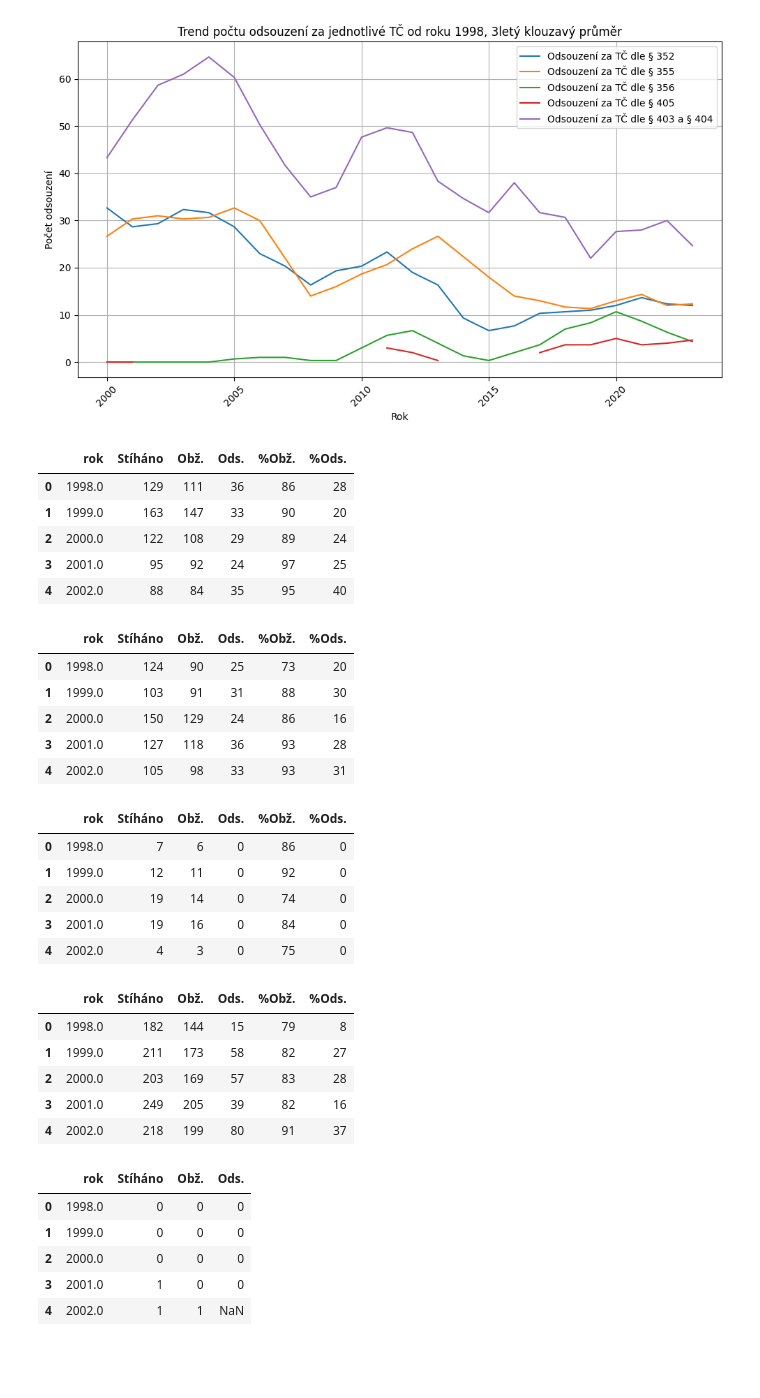
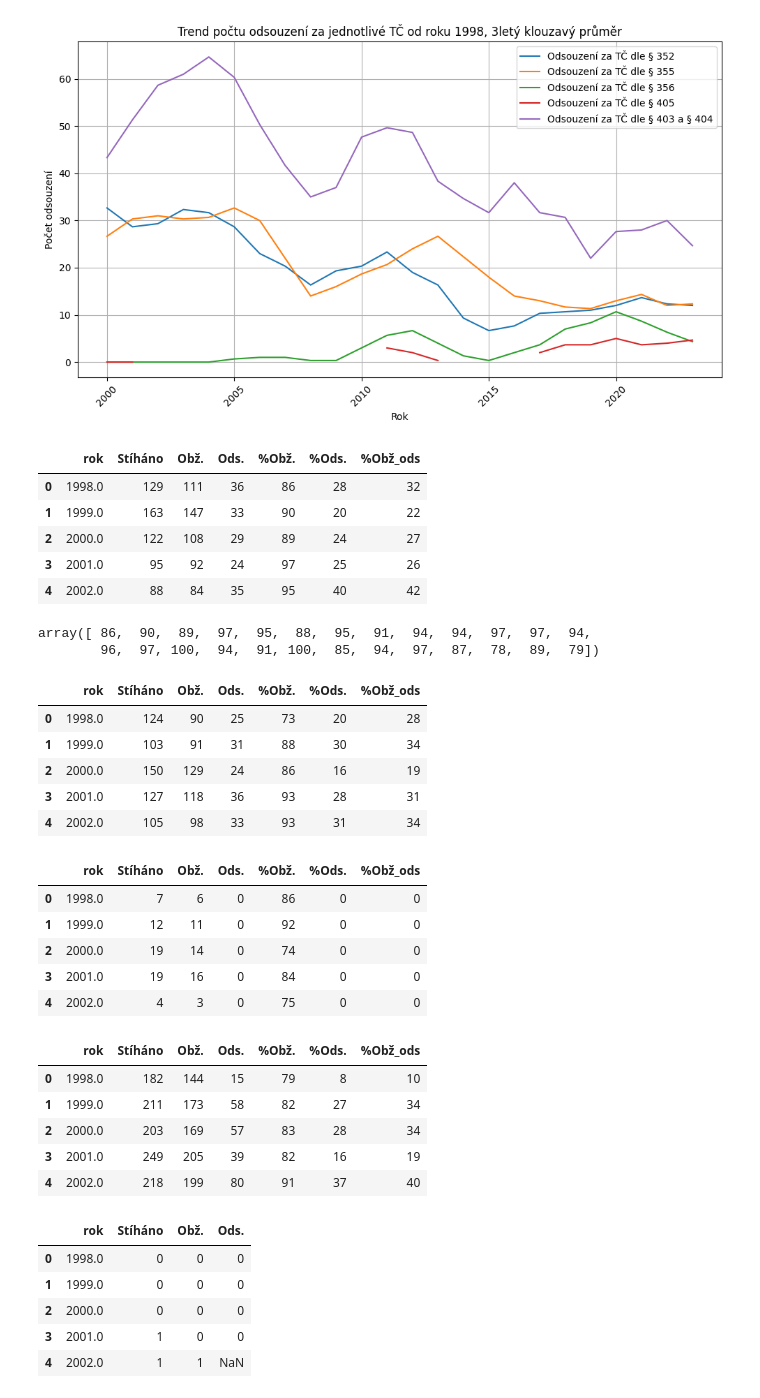
Before and after one commit to DamiTheCraftyPythonista/Thesis, a Jupyter notebook: Hate_crimes_CZ.ipynb, the cells around one changed output. Drawn from its saved outputs; the diff is of its cells as text; code cells hidden in the pictures; blank space fills up the shorter version.

```diff
--- a/Hate_crimes_CZ.ipynb
+++ b/Hate_crimes_CZ.ipynb
@@ -181,26 +161,32 @@ plt.show()
 # %%
 data_filtered = data[data['rok '] >= 1998]
 
 df_352 = pd.DataFrame({
     'rok': data_filtered['rok '],
     'Stíháno': data_filtered['§ 352'],
     'Obž.': data_filtered['Unnamed: 2'],
     'Ods.': data_filtered['Unnamed: 3'],
 })
 
 df_352.reset_index(drop=True, inplace=True)
 
 df_352['%Obž.'] = (df_352['Obž.'] / df_352['Stíháno'] * 100).fillna(0).round(0).astype(int)
 df_352['%Ods.'] = (df_352['Ods.'] / df_352['Stíháno'] * 100).fillna(0).round(0).astype(int)
+df_352['%Obž_ods'] = (df_352['Ods.'] / df_352['Obž.'] * 100).fillna(0).round(0).astype(int)
 
 df_352.head()
 # %% [output]
-|  | rok | Stíháno | Obž. | Ods. | %Obž. | %Ods. |
-| 0 | 1998.0 | 129 | 111 | 36 | 86 | 28 |
-| 1 | 1999.0 | 163 | 147 | 33 | 90 | 20 |
-| 2 | 2000.0 | 122 | 108 | 29 | 89 | 24 |
-| 3 | 2001.0 | 95 | 92 | 24 | 97 | 25 |
-| 4 | 2002.0 | 88 | 84 | 35 | 95 | 40 |
+|  | rok | Stíháno | Obž. | Ods. | %Obž. | %Ods. | %Obž_ods |
+| 0 | 1998.0 | 129 | 111 | 36 | 86 | 28 | 32 |
+| 1 | 1999.0 | 163 | 147 | 33 | 90 | 20 | 22 |
+| 2 | 2000.0 | 122 | 108 | 29 | 89 | 24 | 27 |
+| 3 | 2001.0 | 95 | 92 | 24 | 97 | 25 | 26 |
+| 4 | 2002.0 | 88 | 84 | 35 | 95 | 40 | 42 |
+# %%
+df_352['%Obž.'].values
+# %% [output]
+array([ 86,  90,  89,  97,  95,  88,  95,  91,  94,  94,  97,  97,  94,
+        96,  97, 100,  94,  91, 100,  85,  94,  97,  87,  78,  89,  79])
 # %%
 df_355 = pd.DataFrame({
     'rok': data_filtered['rok '],
@@ -213,15 +199,16 @@ df_355.reset_index(drop=True, inplace=True)
 
 df_355['%Obž.'] = (df_355['Obž.'] / df_355['Stíháno'] * 100).fillna(0).round(0).astype(int)
 df_355['%Ods.'] = (df_355['Ods.'] / df_355['Stíháno'] * 100).fillna(0).round(0).astype(int)
+df_355['%Obž_ods'] = (df_355['Ods.'] / df_355['Obž.'] * 100).fillna(0).round(0).astype(int)
 
 df_355.head()
 # %% [output]
-|  | rok | Stíháno | Obž. | Ods. | %Obž. | %Ods. |
-| 0 | 1998.0 | 124 | 90 | 25 | 73 | 20 |
-| 1 | 1999.0 | 103 | 91 | 31 | 88 | 30 |
-| 2 | 2000.0 | 150 | 129 | 24 | 86 | 16 |
-| 3 | 2001.0 | 127 | 118 | 36 | 93 | 28 |
-| 4 | 2002.0 | 105 | 98 | 33 | 93 | 31 |
+|  | rok | Stíháno | Obž. | Ods. | %Obž. | %Ods. | %Obž_ods |
+| 0 | 1998.0 | 124 | 90 | 25 | 73 | 20 | 28 |
+| 1 | 1999.0 | 103 | 91 | 31 | 88 | 30 | 34 |
+| 2 | 2000.0 | 150 | 129 | 24 | 86 | 16 | 19 |
+| 3 | 2001.0 | 127 | 118 | 36 | 93 | 28 | 31 |
+| 4 | 2002.0 | 105 | 98 | 33 | 93 | 31 | 34 |
 # %%
 df_356 = pd.DataFrame({
     'rok': data_filtered['rok '],
@@ -234,15 +221,16 @@ df_356.reset_index(drop=True, inplace=True)
 
 df_356['%Obž.'] = (df_356['Obž.'] / df_356['Stíháno'] * 100).fillna(0).round(0).astype(int)
 df_356['%Ods.'] = (df_356['Ods.'] / df_356['Stíháno'] * 100).fillna(0).round(0).astype(int)
+df_356['%Obž_ods'] = (df_356['Ods.'] / df_356['Obž.'] * 100).fillna(0).round(0).astype(int)
 
 df_356.head()
 # %% [output]
-|  | rok | Stíháno | Obž. | Ods. | %Obž. | %Ods. |
-| 0 | 1998.0 | 7 | 6 | 0 | 86 | 0 |
-| 1 | 1999.0 | 12 | 11 | 0 | 92 | 0 |
-| 2 | 2000.0 | 19 | 14 | 0 | 74 | 0 |
-| 3 | 2001.0 | 19 | 16 | 0 | 84 | 0 |
-| 4 | 2002.0 | 4 | 3 | 0 | 75 | 0 |
+|  | rok | Stíháno | Obž. | Ods. | %Obž. | %Ods. | %Obž_ods |
+| 0 | 1998.0 | 7 | 6 | 0 | 86 | 0 | 0 |
+| 1 | 1999.0 | 12 | 11 | 0 | 92 | 0 | 0 |
+| 2 | 2000.0 | 19 | 14 | 0 | 74 | 0 | 0 |
+| 3 | 2001.0 | 19 | 16 | 0 | 84 | 0 | 0 |
+| 4 | 2002.0 | 4 | 3 | 0 | 75 | 0 | 0 |
 # %%
 df_403_404 = pd.DataFrame({
     'rok': data_filtered['rok '],
@@ -255,16 +243,16 @@ df_403_404.reset_index(drop=True, inplace=True)
 
 df_403_404['%Obž.'] = (df_403_404['Obž.'] / df_403_404['Stíháno'] * 100).fillna(0).round(0).astype(int)
 df_403_404['%Ods.'] = (df_403_404['Ods.'] / df_403_404['Stíháno'] * 100).fillna(0).round(0).astype(int)
-
+df_403_404['%Obž_ods'] = (df_403_404['Ods.'] / df_403_404['Obž.'] * 100).fillna(0).round(0).astype(int)
 
 df_403_404.head()
 # %% [output]
-|  | rok | Stíháno | Obž. | Ods. | %Obž. | %Ods. |
-| 0 | 1998.0 | 182 | 144 | 15 | 79 | 8 |
-| 1 | 1999.0 | 211 | 173 | 58 | 82 | 27 |
-| 2 | 2000.0 | 203 | 169 | 57 | 83 | 28 |
-| 3 | 2001.0 | 249 | 205 | 39 | 82 | 16 |
-| 4 | 2002.0 | 218 | 199 | 80 | 91 | 37 |
+|  | rok | Stíháno | Obž. | Ods. | %Obž. | %Ods. | %Obž_ods |
+| 0 | 1998.0 | 182 | 144 | 15 | 79 | 8 | 10 |
+| 1 | 1999.0 | 211 | 173 | 58 | 82 | 27 | 34 |
+| 2 | 2000.0 | 203 | 169 | 57 | 83 | 28 | 34 |
+| 3 | 2001.0 | 249 | 205 | 39 | 82 | 16 | 19 |
+| 4 | 2002.0 | 218 | 199 | 80 | 91 | 37 | 40 |
 # %%
 import numpy as np
 
```
Also changed, not shown: parts of 9 cells of this notebook.
